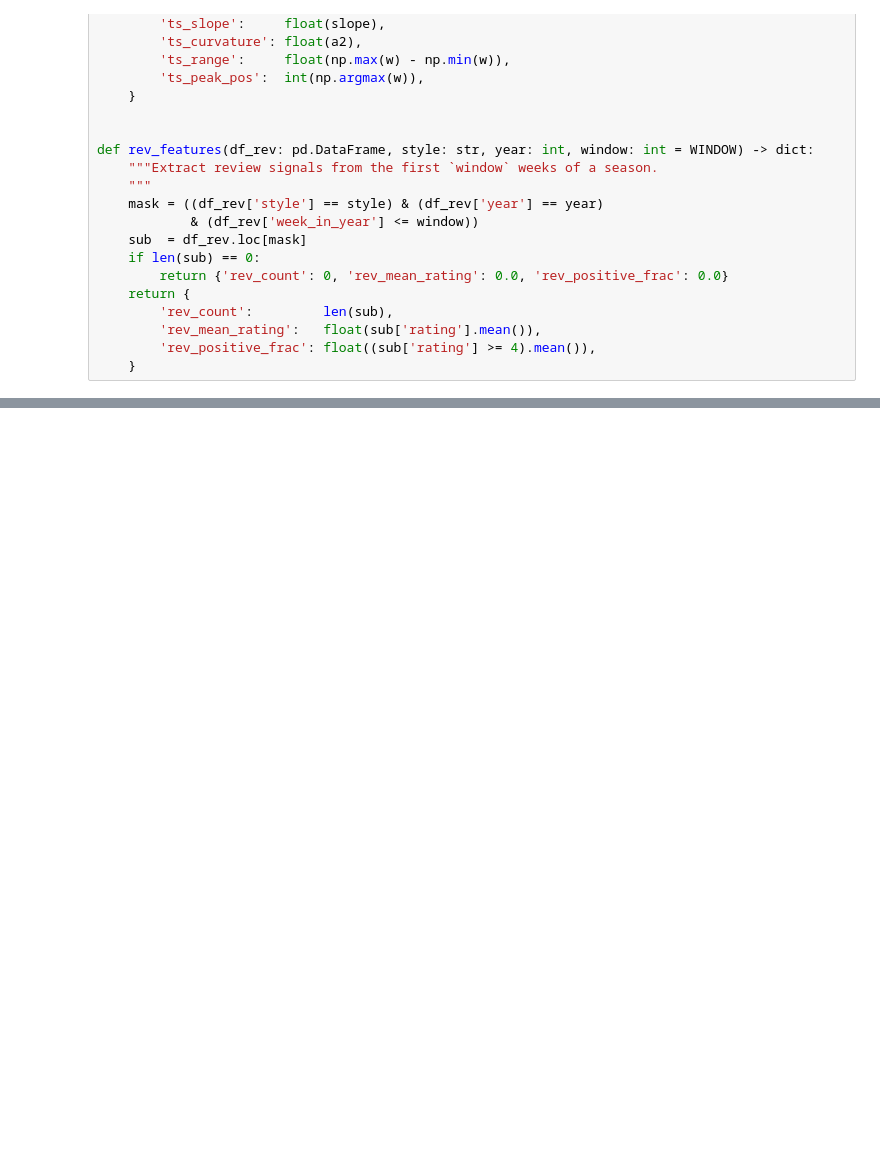
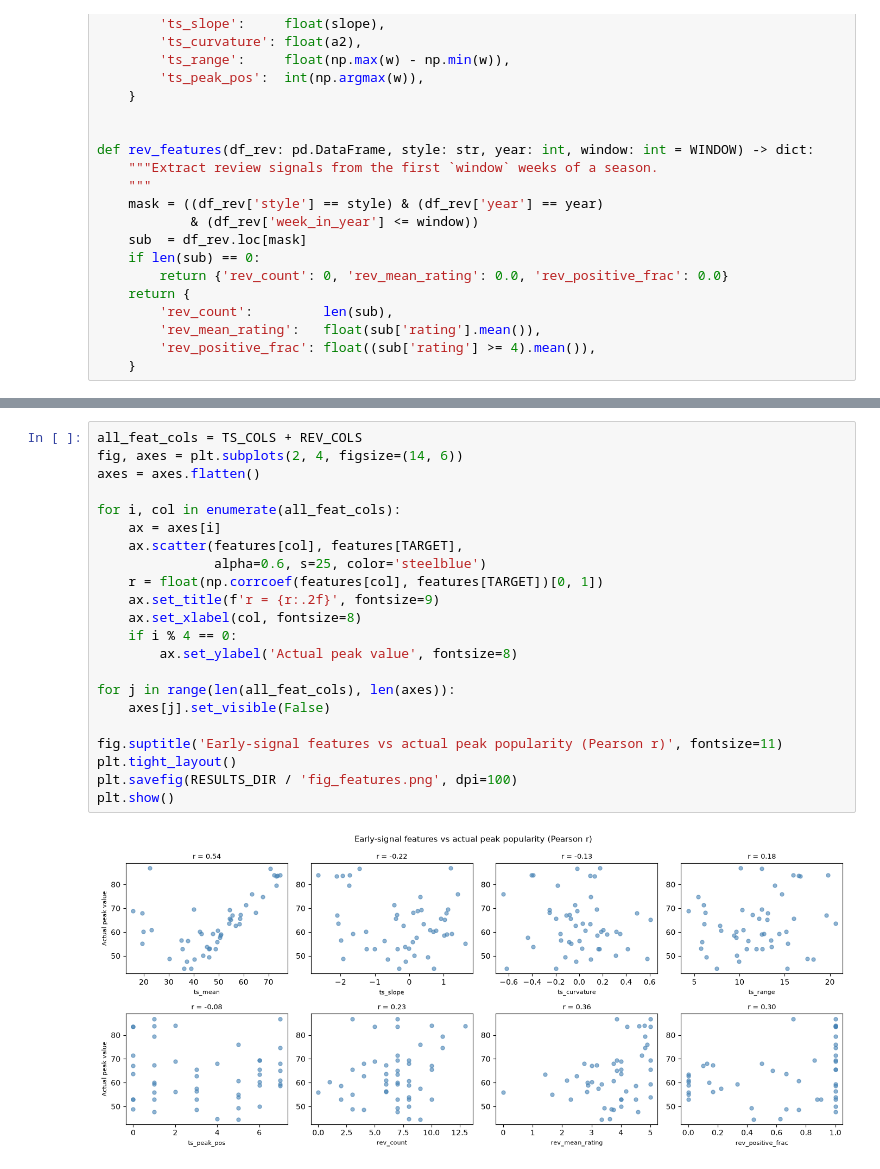
Before and after one commit to radostinaaa/fashion-peak-prediction, a Jupyter notebook: 01_timeseries_forecasting.ipynb, the cells around one changed output, grey strips where cells are left out. Cells and saved outputs as stored; diff of their text form; blank space fills up the shorter version.

Commit message:
features (why ), within-style correlation, scatter plot takeaway

```diff
--- a/01_timeseries_forecasting.ipynb
+++ b/01_timeseries_forecasting.ipynb
@@ -70,0 +155,24 @@ def rev_features(df_rev: pd.DataFrame, style: str, year: int, window: int = WIND
+# %%
+all_feat_cols = TS_COLS + REV_COLS
+fig, axes = plt.subplots(2, 4, figsize=(14, 6))
+axes = axes.flatten()
+
+for i, col in enumerate(all_feat_cols):
+    ax = axes[i]
+    ax.scatter(features[col], features[TARGET],
+               alpha=0.6, s=25, color='steelblue')
+    r = float(np.corrcoef(features[col], features[TARGET])[0, 1])
+    ax.set_title(f'r = {r:.2f}', fontsize=9)
+    ax.set_xlabel(col, fontsize=8)
+    if i % 4 == 0:
+        ax.set_ylabel('Actual peak value', fontsize=8)
+
+for j in range(len(all_feat_cols), len(axes)):
+    axes[j].set_visible(False)
+
+fig.suptitle('Early-signal features vs actual peak popularity (Pearson r)', fontsize=11)
+plt.tight_layout()
+plt.savefig(RESULTS_DIR / 'fig_features.png', dpi=100)
+plt.show()
+# %% [output]
+[figure, added]
```
Also changed, not shown: parts of 4 cells of this notebook, 2 other files.
